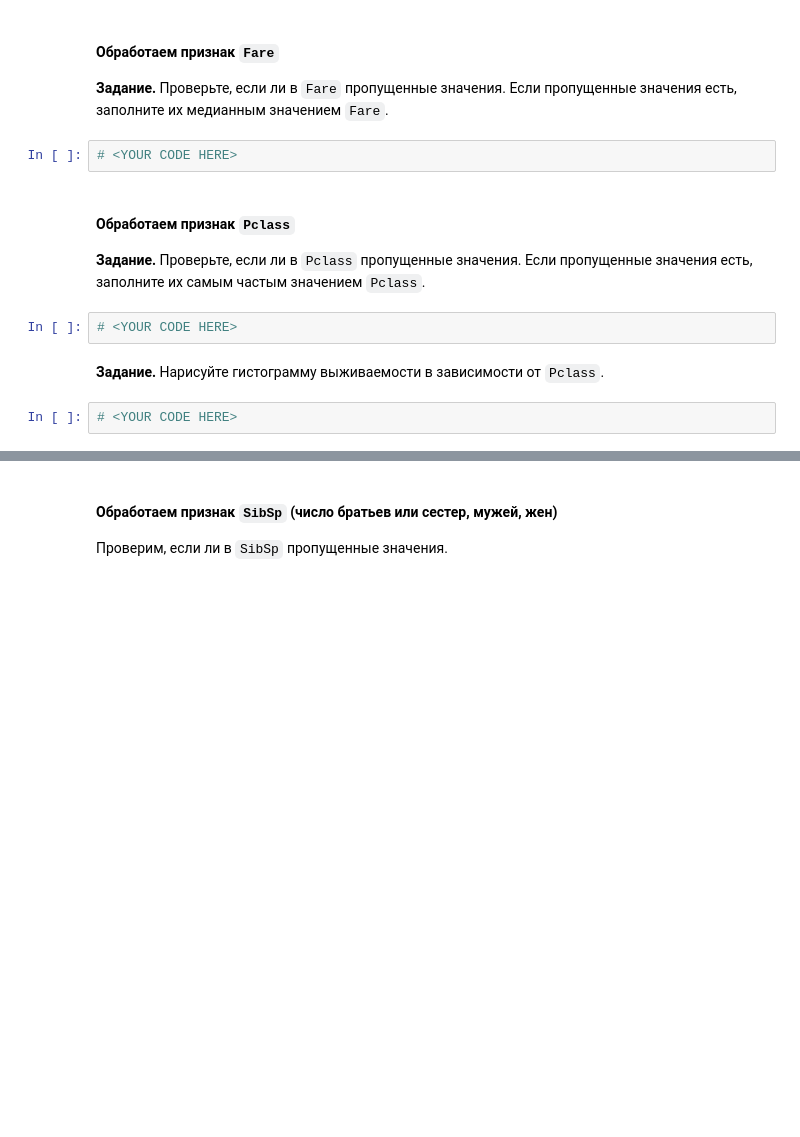
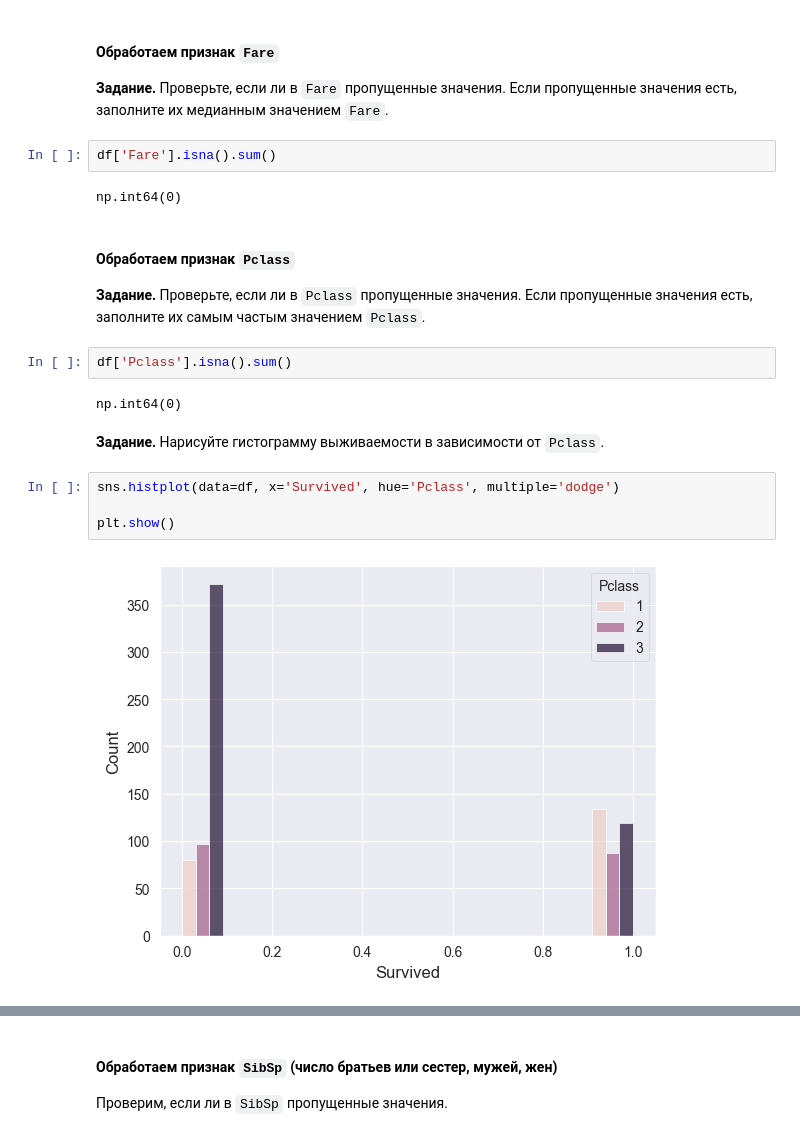
Before and after one commit to PypsenishAL/Introduction-to-Machine-learning-and-Statistics, a Jupyter notebook: DS/visualization_tasks.ipynb, the cells around one changed output, grey strips where cells are left out. Drawn from its saved outputs; the diff is of its cells as text; blank space fills up the shorter version.

```diff
--- a/DS/visualization_tasks.ipynb
+++ b/DS/visualization_tasks.ipynb
@@ -392,15 +405,23 @@ facet.add_legend(fontsize=20);
 #### Обработаем признак `Fare`
 
 **Задание.** Проверьте, если ли в `Fare` пропущенные значения. Если пропущенные значения есть, заполните их медианным значением `Fare`.
-# %%
-# <YOUR CODE HERE>
+# %%
+df['Fare'].isna().sum()
+# %% [output]
+np.int64(0)
 # %% [markdown]
 #### Обработаем признак `Pclass`
 
 **Задание.** Проверьте, если ли в `Pclass` пропущенные значения. Если пропущенные значения есть, заполните их самым частым значением `Pclass`.
-# %%
-# <YOUR CODE HERE>
+# %%
+df['Pclass'].isna().sum()
+# %% [output]
+np.int64(0)
 # %% [markdown]
 **Задание.** Нарисуйте гистограмму выживаемости в зависимости от `Pclass`.
-# %%
-# <YOUR CODE HERE>
+# %%
+sns.histplot(data=df, x='Survived', hue='Pclass', multiple='dodge')
+
+plt.show()
+# %% [output]
+[figure, added]
```
Also changed, not shown: parts of 27 cells of this notebook.
